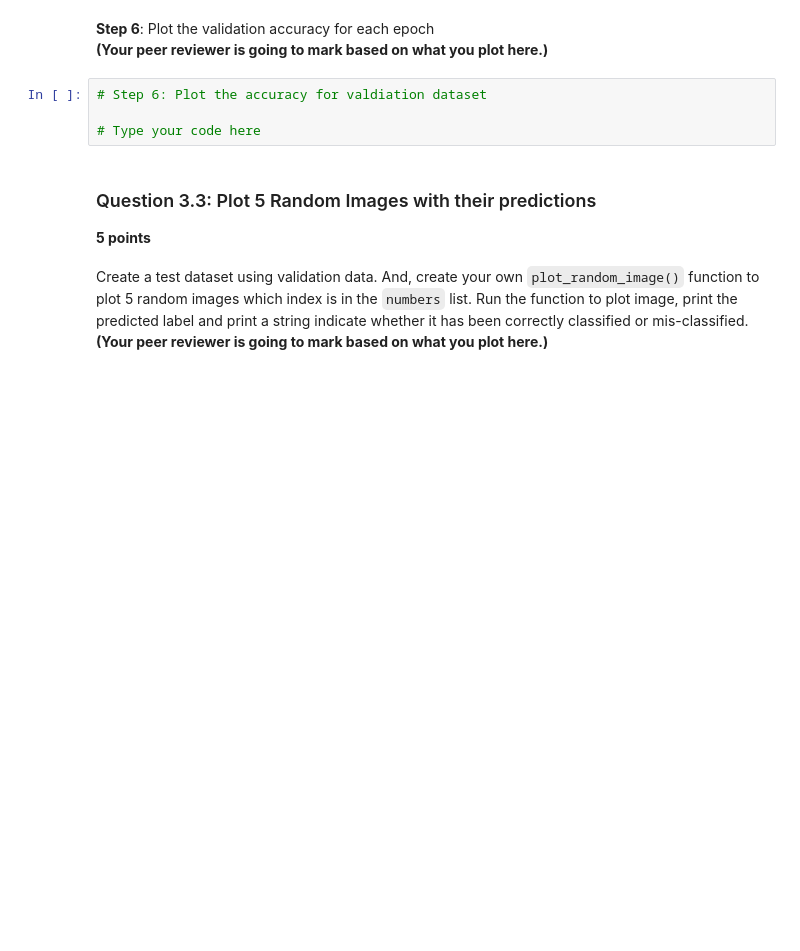
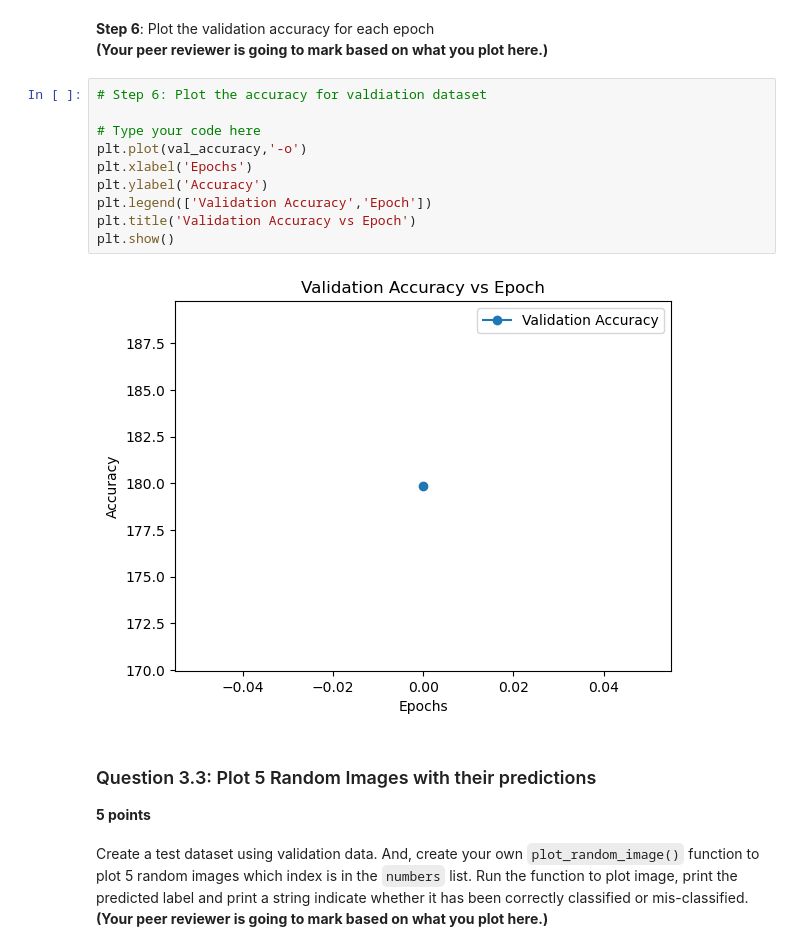
Before and after one commit to anuragshukla2404/dlproject, a Jupyter notebook: DL0320EN-3-1-BuildingModel_PyTorch.ipynb, the cells around one changed output. Saved outputs shown, nothing was run; the diff lists cells and outputs as text; blank space fills up the shorter version.

```diff
--- a/DL0320EN-3-1-BuildingModel_PyTorch.ipynb
+++ b/DL0320EN-3-1-BuildingModel_PyTorch.ipynb
@@ -286,7 +276,15 @@ Epochs:20 Validation Loss: 1.7142857142857142 Accuracy: (0.0, 171.42857142857142
 # %%
 # Step 6: Plot the accuracy for valdiation dataset
 
 # Type your code here
+plt.plot(val_accuracy,'-o')
+plt.xlabel('Epochs')
+plt.ylabel('Accuracy')
+plt.legend(['Validation Accuracy','Epoch'])
+plt.title('Validation Accuracy vs Epoch')
+plt.show()
+# %% [output]
+[figure, added]
 # %% [markdown]
 <h3 id="q33">Question 3.3: Plot 5 Random Images with their predictions</h3><b>5 points</b>
 # %% [markdown]
```
Also changed, not shown: parts of 5 cells of this notebook, 2 other files.
